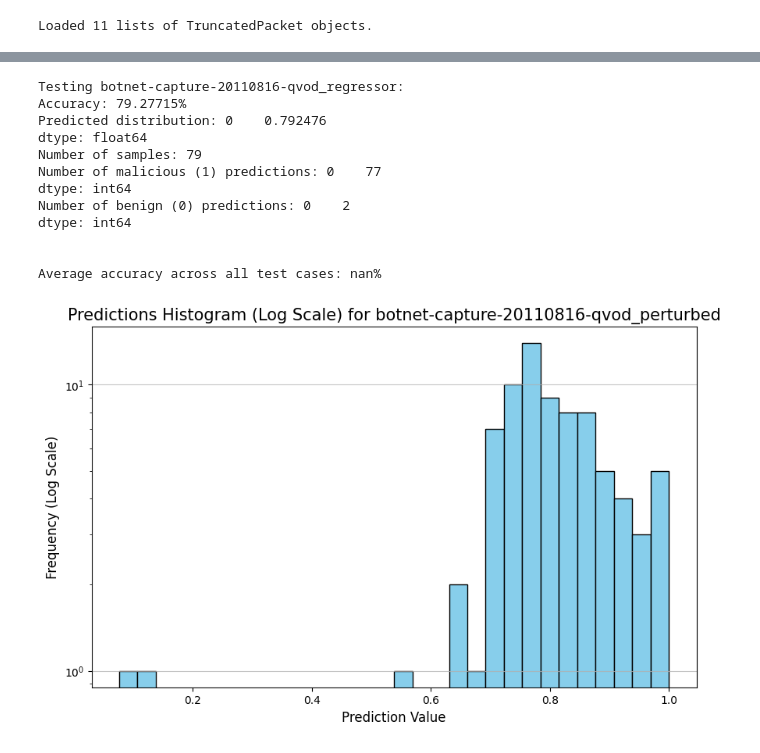
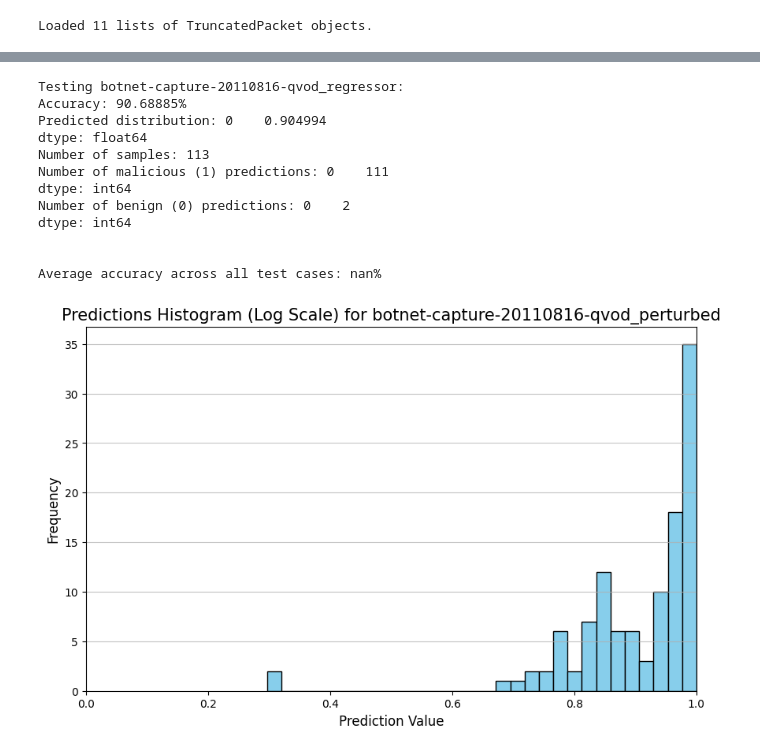
Before and after one commit to ppopiolek/CyberAML, a Jupyter notebook: notebooks/pp_final_pipeline.ipynb, the cells around one changed output, grey strips where cells are left out. Saved outputs shown, nothing was run; the diff lists cells and outputs as text; code cells hidden in the pictures.

```diff
--- a/notebooks/pp_final_pipeline.ipynb
+++ b/notebooks/pp_final_pipeline.ipynb
@@ -404,0 +406,17 @@ Finished and saved: botnet-capture-20110816-qvod
+# %%
+# processing each capture (perturbed and raw) with cicflowmeter tool
+env_name = 'cicflowmeter_env'
+
+for capture in captures:
+    raw_command = f'cicflowmeter -f ../data/raw/filtered/{capture}.pcap -c ../data/processed/{capture}_orig_flows.csv'
+    perturbed_command = f'cicflowmeter -f ../data/interim/{capture}_perturbed.pcapng -c ../data/processed/{capture}_perturbed_flows.csv'
+    perturbed_target_command = f'cicflowmeter -f ../data/interim/{capture}_perturbed_target.pcapng -c ../data/processed/{capture}_perturbed_target_flows.csv'
+
+    print(f'Running: {raw_command}')
+    !conda run -n {env_name} {raw_command}
+
+    print(f'Running: {perturbed_command}')
+    !conda run -n {env_name} {perturbed_command}
+
+    print(f'Running: {perturbed_target_command}')
+    !conda run -n {env_name} {perturbed_target_command}
@@ -442,8 +489,7 @@ from src.data.cic_preprocess import *
 
 # Directory paths
 models_dir = "../models"
-#data_dir = "../data/processed"
-data_dir = "../data/"
+data_dir = "../data/processed"
 
 # Loading models
 models = {file.split('_model.cbm')[0]: CatBoostRegressor().load_model(os.path.join(models_dir, file))
@@ -488,14 +534,13 @@ for capture in captures:
 
             import matplotlib.pyplot as plt
 
-            # Assuming your DataFrame is named 'df' and the column with predictions is named 'Predictions'
-
             plt.figure(figsize=(10, 6))
-            plt.hist(predictions, bins=30, color='skyblue', edgecolor='black', log=True)
+            plt.hist(predictions, bins=30, color='skyblue', edgecolor='black', log=False)
             plt.title(f'Predictions Histogram (Log Scale) for {capture}_orig_flows', fontsize=15)
             plt.xlabel('Prediction Value', fontsize=12)
-            plt.ylabel('Frequency (Log Scale)', fontsize=12)
+            plt.ylabel('Frequency', fontsize=12)
             plt.grid(axis='y', alpha=0.75)
+            plt.xlim(0, 1.0)
 
             plt.show()
 # %% [output]
@@ -512,5 +557,5 @@ dtype: int64
 # %%
-# # after PERTURBATIONS
+# # after fitness PERTURBATIONS
 
 import os
 import numpy as np
@@ -523,8 +568,7 @@ from src.data.cic_preprocess import *
 
 # Directory paths
 models_dir = "../models"
-#data_dir = "../data/processed" TODO
-data_dir = "../data"
+data_dir = "../data/processed"
 
 # Loading models
 models = {file.split('_model.cbm')[0]: CatBoostRegressor().load_model(os.path.join(models_dir, file))
@@ -557,39 +601,38 @@ for capture in captures:
             # Detailed logging
             print(f"Testing {model_name}:")
             print(f"Accuracy: {accuracy:.5%}")
             print(f"Predicted distribution: {predictions.mean()}")
             print(f"Number of samples: {len(predictions)}")
             print(f"Number of malicious (1) predictions: {np.sum(predictions > 0.5)}")
             print(f"Number of benign (0) predictions: {np.sum(predictions <= 0.5)}\n")
 
             # Average accuracy
             mean_accuracy = np.mean(accuracies)
             print(f"\nAverage accuracy across all test cases: {mean_accuracy:.5%}")
 
 
             import matplotlib.pyplot as plt
 
-            # Assuming your DataFrame is named 'df' and the column with predictions is named 'Predictions'
-
             plt.figure(figsize=(10, 6))
-            plt.hist(predictions, bins=30, color='skyblue', edgecolor='black', log=True)
+            plt.hist(predictions, bins=30, color='skyblue', edgecolor='black', log=False)
             plt.title(f'Predictions Histogram (Log Scale) for {capture}_perturbed', fontsize=15)
             plt.xlabel('Prediction Value', fontsize=12)
-            plt.ylabel('Frequency (Log Scale)', fontsize=12)
+            plt.ylabel('Frequency', fontsize=12)
             plt.grid(axis='y', alpha=0.75)
+            plt.xlim(0, 1.0)
 
             plt.show()
 # %% [output]
 Testing botnet-capture-20110816-qvod_regressor:
-Accuracy: 79.27715%
-Predicted distribution: 0    0.792476
+Accuracy: 90.68885%
+Predicted distribution: 0    0.904994
 dtype: float64
-Number of samples: 79
-Number of malicious (1) predictions: 0    77
+Number of samples: 113
+Number of malicious (1) predictions: 0    111
 dtype: int64
 Number of benign (0) predictions: 0    2
 dtype: int64
 
 
 Average accuracy across all test cases: nan%
-[figure, old version]
+[figure, new version]
```
Also changed, not shown: parts of 15 cells of this notebook, 1 other file.
